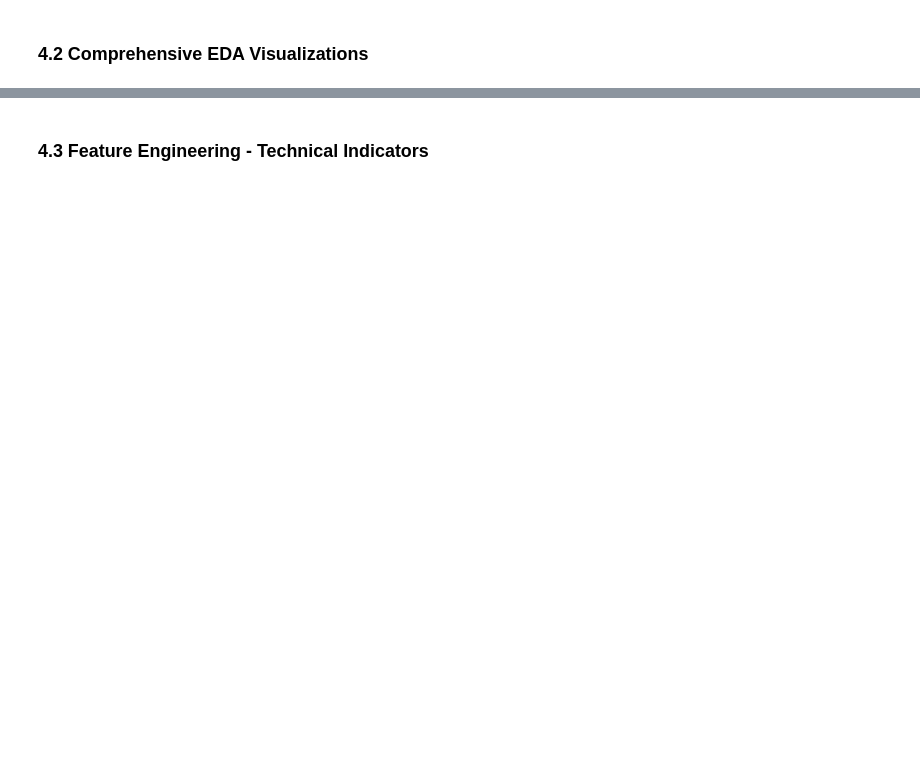
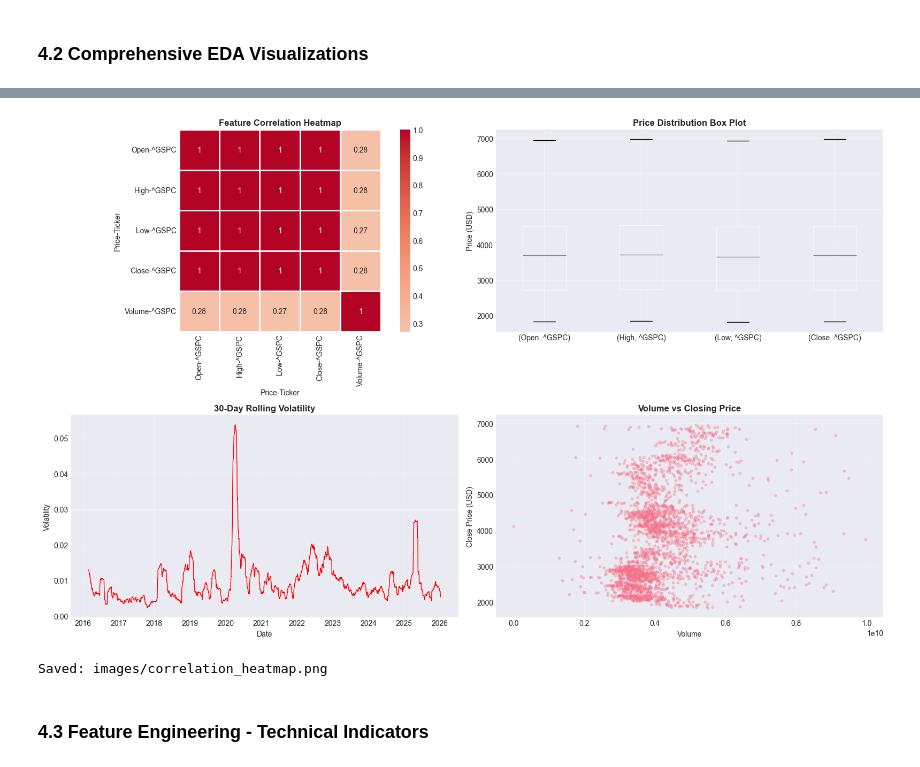
Before and after one commit to A-d-1-t-y-a/multiple-regression, a Jupyter notebook: stock_market_prediction_assignment.ipynb, the cells around one changed output, grey strips where cells are left out. Cells and saved outputs as stored; diff of their text form; code cells hidden in the pictures; blank space fills up the shorter version.

```diff
--- a/stock_market_prediction_assignment.ipynb
+++ b/stock_market_prediction_assignment.ipynb
@@ -182,35 +228,37 @@ print("Saved: images/candlestick_chart.html")
 # %%
 fig, axes = plt.subplots(2, 2, figsize=(16, 10))
 
 correlation_matrix = df[['Open', 'High', 'Low', 'Close', 'Volume']].corr()
 sns.heatmap(correlation_matrix, annot=True, cmap='coolwarm', center=0,
             square=True, linewidths=1, ax=axes[0, 0])
 axes[0, 0].set_title('Feature Correlation Heatmap', fontsize=12, fontweight='bold')
 
-axes[0, 1].boxplot([df['Open'], df['High'], df['Low'], df['Close']],
-                    labels=['Open', 'High', 'Low', 'Close'])
+df[['Open', 'High', 'Low', 'Close']].boxplot(ax=axes[0, 1])
 axes[0, 1].set_title('Price Distribution Box Plot', fontsize=12, fontweight='bold')
 axes[0, 1].set_ylabel('Price (USD)')
 axes[0, 1].grid(True, alpha=0.3)
 
 df['Daily_Return'] = df['Close'].pct_change()
 df['Volatility'] = df['Daily_Return'].rolling(window=30).std()
 axes[1, 0].plot(df.index, df['Volatility'], color='red', linewidth=1)
 axes[1, 0].set_title('30-Day Rolling Volatility', fontsize=12, fontweight='bold')
 axes[1, 0].set_xlabel('Date')
 axes[1, 0].set_ylabel('Volatility')
 axes[1, 0].grid(True, alpha=0.3)
 
 axes[1, 1].scatter(df['Volume'], df['Close'], alpha=0.3, s=10)
 axes[1, 1].set_title('Volume vs Closing Price', fontsize=12, fontweight='bold')
 axes[1, 1].set_xlabel('Volume')
 axes[1, 1].set_ylabel('Close Price (USD)')
 axes[1, 1].grid(True, alpha=0.3)
 
 plt.tight_layout()
 plt.savefig('images/correlation_heatmap.png', dpi=300, bbox_inches='tight')
 plt.show()
 print("Saved: images/correlation_heatmap.png")
+# %% [output]
+[figure, added]
+Saved: images/correlation_heatmap.png
 # %% [markdown]
 ### 4.3 Feature Engineering - Technical Indicators
 # %%
```
Also changed, not shown: parts of 22 cells of this notebook.
